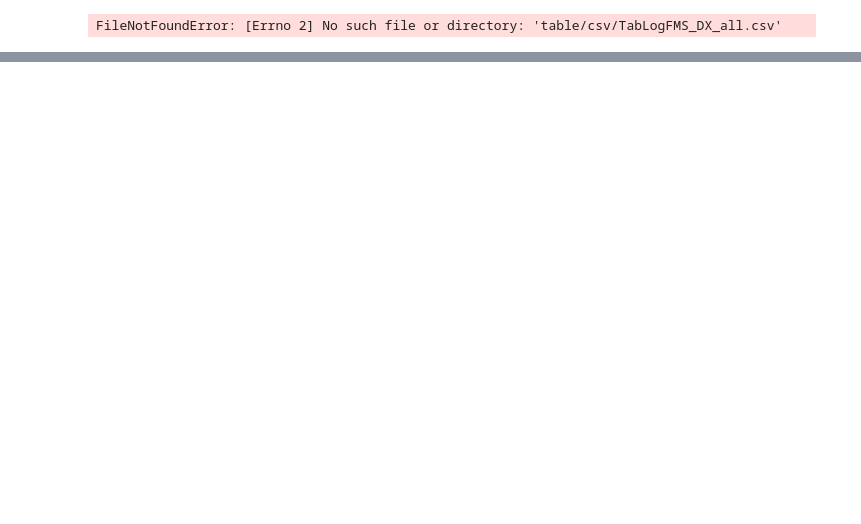
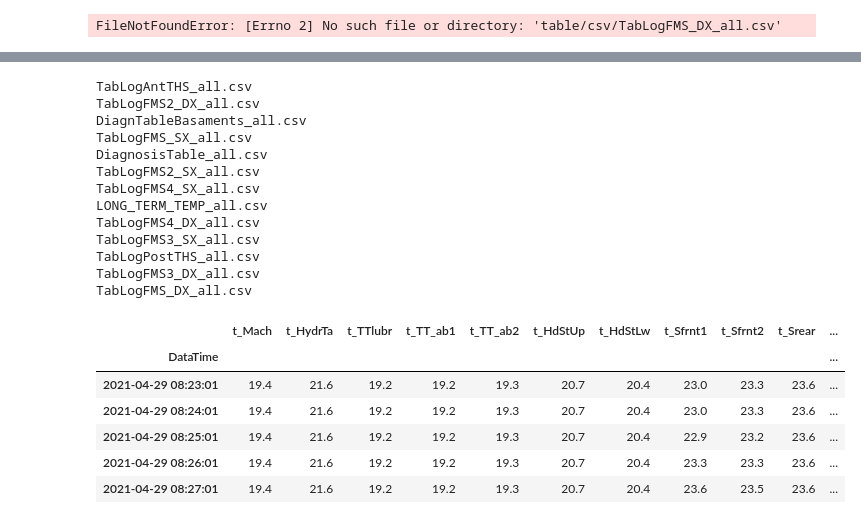
Before and after one commit to MatteoSid/Parpas-Data-Analisy, a Jupyter notebook: Analisi_sonde_temperature2.ipynb, the cells around one changed output, grey strips where cells are left out. Saved outputs shown, nothing was run; the diff lists cells and outputs as text; code cells hidden in the pictures; blank space fills up the shorter version.

```diff
--- a/Analisi_sonde_temperature2.ipynb
+++ b/Analisi_sonde_temperature2.ipynb
@@ -205,0 +281,30 @@ TabLogFMS2_DX.csv
+# %%
+dataDict={}
+for filename in os.listdir('table/csv'):
+    print(filename)
+    df = pd.read_csv ('table/csv/'+filename, index_col='DataTime')
+    dataDict[filename[:-4]] = df
+
+
+dataDict['TabLogAntTHS_all'].head()
+# %% [output]
+TabLogAntTHS_all.csv
+TabLogFMS2_DX_all.csv
+DiagnTableBasaments_all.csv
+TabLogFMS_SX_all.csv
+DiagnosisTable_all.csv
+TabLogFMS2_SX_all.csv
+TabLogFMS4_SX_all.csv
+LONG_TERM_TEMP_all.csv
+TabLogFMS4_DX_all.csv
+TabLogFMS3_SX_all.csv
+TabLogPostTHS_all.csv
+TabLogFMS3_DX_all.csv
+TabLogFMS_DX_all.csv
+|  | t_Mach | t_HydrTa | t_TTlubr | t_TT_ab1 | t_TT_ab2 | t_HdStUp | t_HdStLw | t_Sfrnt1 | t_Sfrnt2 | t_Srear | ... |
+| DataTime |  |  |  |  |  |  |  |  |  |  | ... |
+| 2021-04-29 08:23:01 | 19.4 | 21.6 | 19.2 | 19.2 | 19.3 | 20.7 | 20.4 | 23.0 | 23.3 | 23.6 | ... |
+| 2021-04-29 08:24:01 | 19.4 | 21.6 | 19.2 | 19.2 | 19.3 | 20.7 | 20.4 | 23.0 | 23.3 | 23.6 | ... |
+| 2021-04-29 08:25:01 | 19.4 | 21.6 | 19.2 | 19.2 | 19.3 | 20.7 | 20.4 | 22.9 | 23.2 | 23.6 | ... |
+| 2021-04-29 08:26:01 | 19.4 | 21.6 | 19.2 | 19.2 | 19.3 | 20.7 | 20.4 | 23.3 | 23.3 | 23.6 | ... |
+| 2021-04-29 08:27:01 | 19.4 | 21.6 | 19.2 | 19.2 | 19.3 | 20.7 | 20.4 | 23.6 | 23.5 | 23.6 | ... |
```
Also changed, not shown: parts of 5 cells of this notebook, 43 other files.
